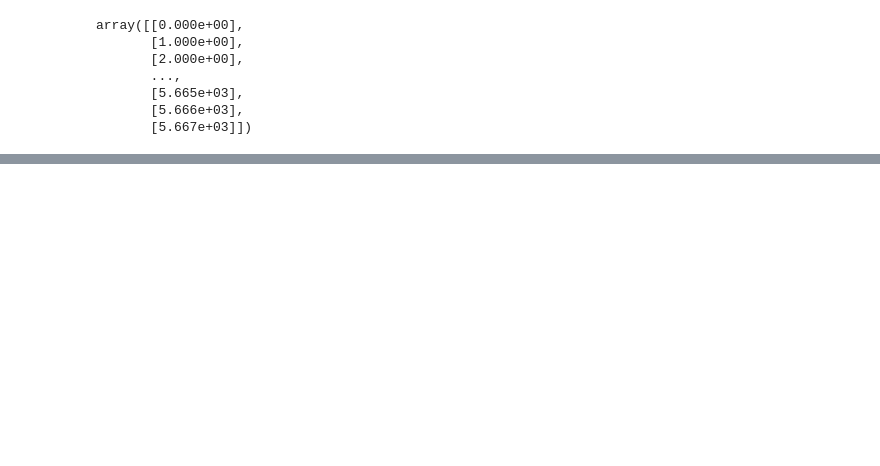
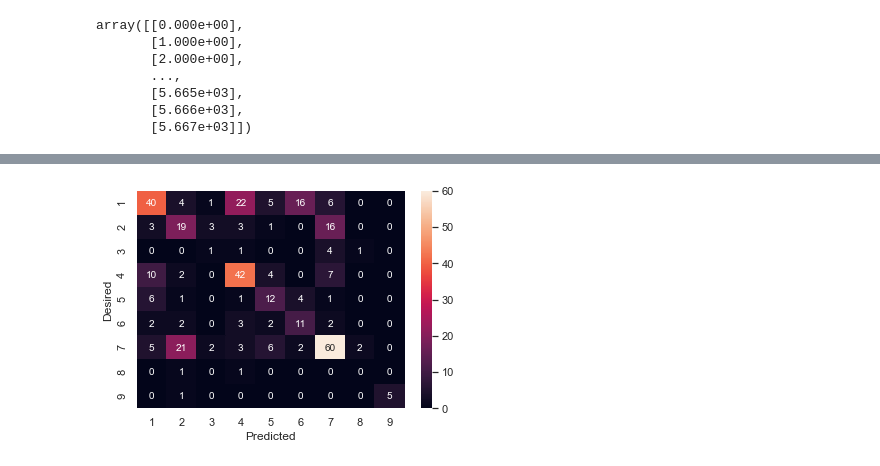
Before and after one commit to kfchou/PersonalizedMedicine, a Jupyter notebook: EDA.ipynb, the cells around one changed output, grey strips where cells are left out. Cells and saved outputs as stored; diff of their text form; code cells hidden in the pictures; blank space fills up the shorter version.

```diff
--- a/EDA.ipynb
+++ b/EDA.ipynb
@@ -497,0 +451,13 @@ https://keras.io/examples/nlp/text_classification_with_transformer/
+# %%
+# We want our arrays to be a list, but also want each entry to be an integer instead of floating point numbers
+pred_ID = [int(x) for x in pred_ID]
+pred_class = [int(x) for x in pred_class]
+desired_ID = [int(x) for x in desired_ID]
+desired_class = [int(x) for x in desired_class]
+
+pred_class_df = pd.DataFrame({'ID':pred_ID, 'pred_class':pred_class})
+desired_class_df = pd.DataFrame({'ID':desired_ID, 'desired_class':desired_class})
+# %%
+# this conveniently drops all the entries without matching IDs
+merged_class_df = pd.merge(pred_class_df,desired_class_df,on='ID')
+merged_class_df.head()
@@ -497,0 +471,12 @@ https://keras.io/examples/nlp/text_classification_with_transformer/
+# %%
+y_pred = merged_class_df.pred_class
+y_true = merged_class_df.desired_class
+# %%
+# build confusion matrix
+confusion = pd.crosstab(y_true,y_pred,margins = False)
+sns.heatmap(confusion,annot=True)
+plt.xlabel('Predicted')
+plt.ylabel('Desired')
+plt.show()
+# %% [output]
+[figure, added]
```
Also changed, not shown: parts of 16 cells of this notebook, 1 other file.
